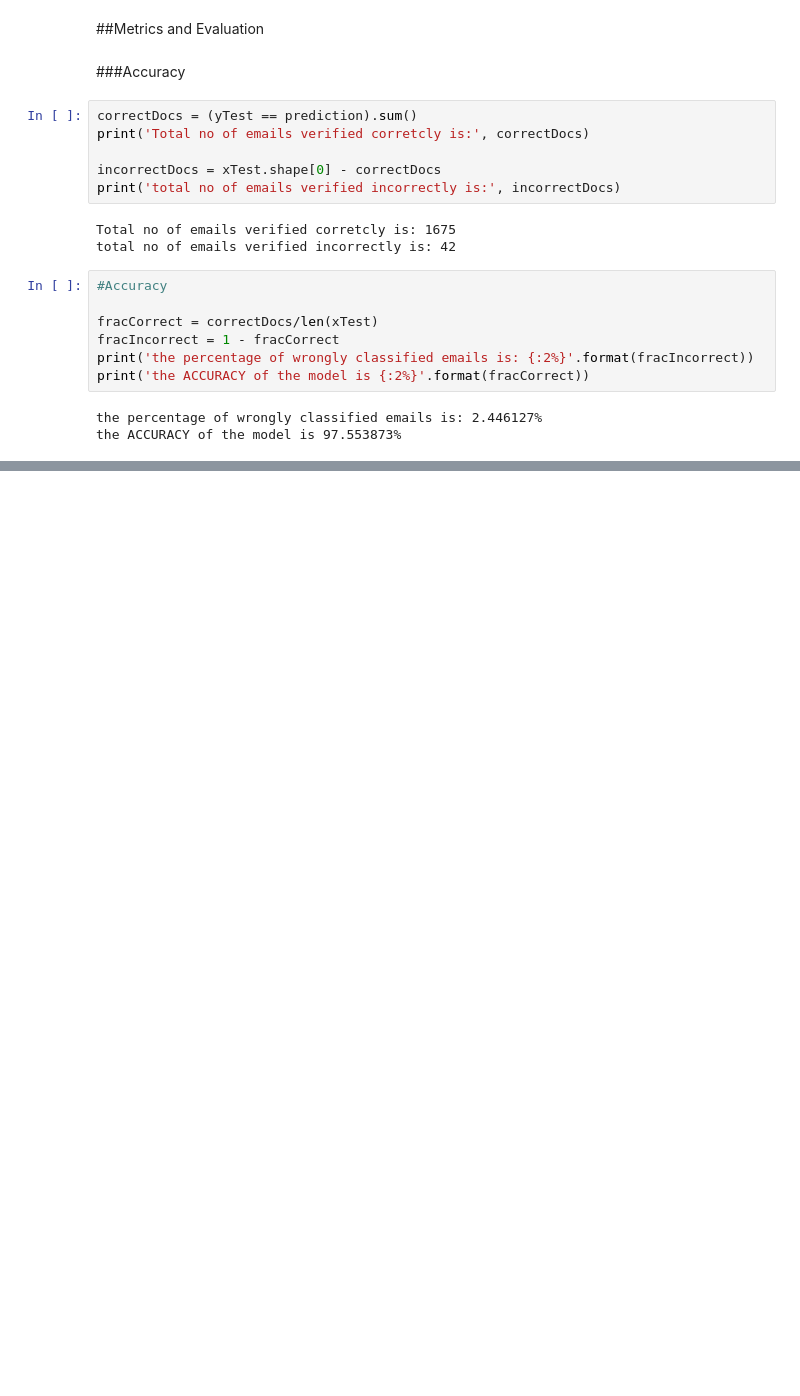
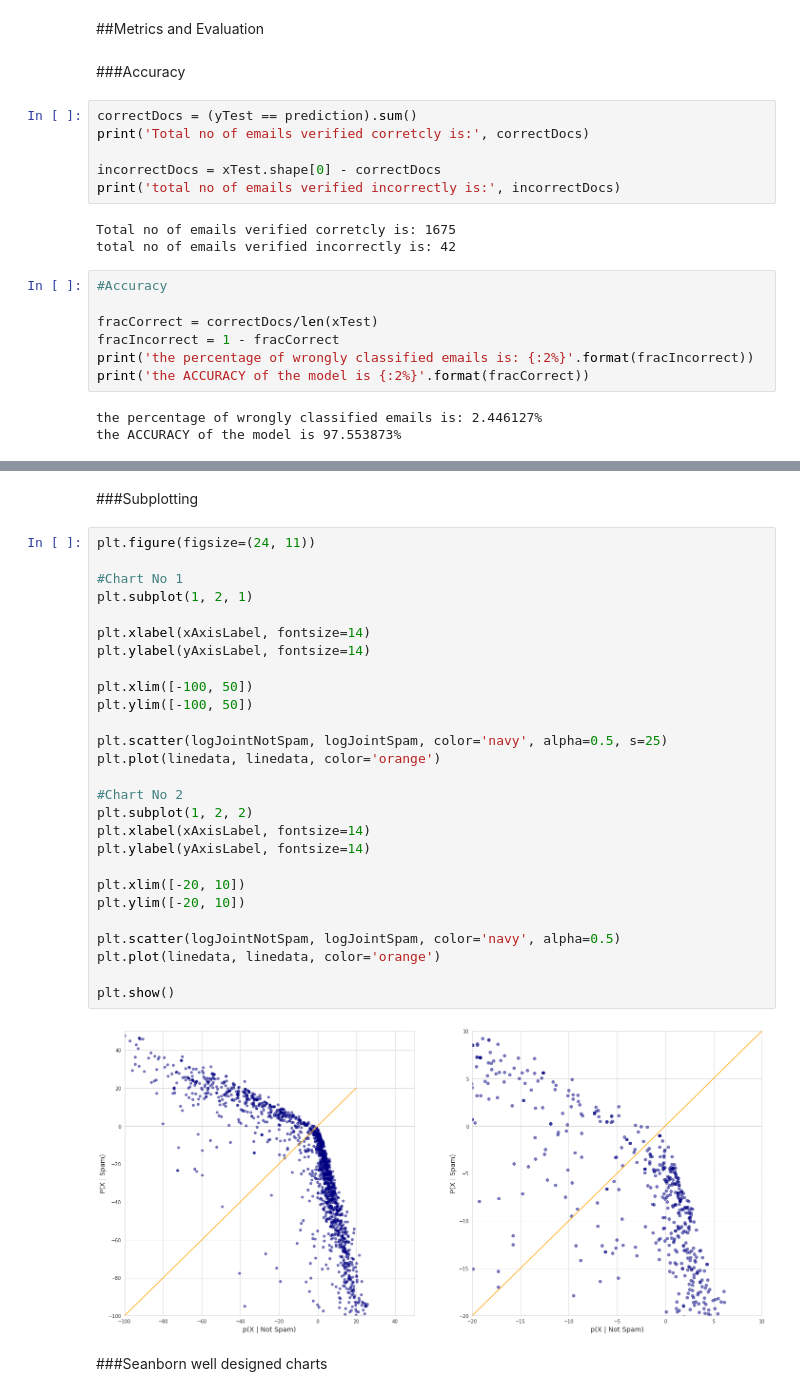
Before and after one commit to makhijakabir/machine-learning, a Jupyter notebook: bayesClassifierESFtesting.ipynb, the cells around one changed output, grey strips where cells are left out. Cells and saved outputs as stored; diff of their text form; blank space fills up the shorter version.

```diff
--- a/bayesClassifierESFtesting.ipynb
+++ b/bayesClassifierESFtesting.ipynb
@@ -105,0 +143,33 @@ the ACCURACY of the model is 97.553873%
+# %% [markdown]
+###Subplotting
+# %%
+plt.figure(figsize=(24, 11))
+
+#Chart No 1
+plt.subplot(1, 2, 1)
+
+plt.xlabel(xAxisLabel, fontsize=14)
+plt.ylabel(yAxisLabel, fontsize=14)
+
+plt.xlim([-100, 50])
+plt.ylim([-100, 50])
+
+plt.scatter(logJointNotSpam, logJointSpam, color='navy', alpha=0.5, s=25)
+plt.plot(linedata, linedata, color='orange')
+
+#Chart No 2
+plt.subplot(1, 2, 2)
+plt.xlabel(xAxisLabel, fontsize=14)
+plt.ylabel(yAxisLabel, fontsize=14)
+
+plt.xlim([-20, 10])
+plt.ylim([-20, 10])
+
+plt.scatter(logJointNotSpam, logJointSpam, color='navy', alpha=0.5)
+plt.plot(linedata, linedata, color='orange')
+
+plt.show()
+# %% [output]
+[figure, added]
+# %% [markdown]
+###Seanborn well designed charts
```
Also changed, not shown: parts of 8 cells of this notebook.
